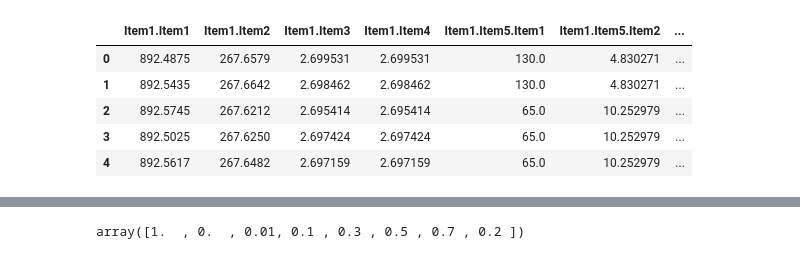
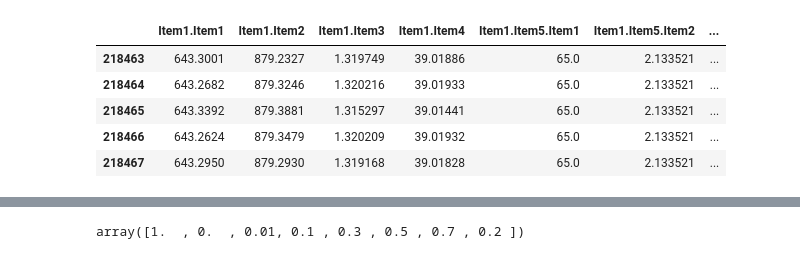
Before and after one commit to katarzyna-kupczyk/Effects-of-Methionine-on-the-OMR-in-Zebrafish-Larvae, a Jupyter notebook: notebooks/first_data_exploration.ipynb, the cells around one changed output, grey strips where cells are left out. Saved outputs shown, nothing was run; the diff lists cells and outputs as text; code cells hidden in the pictures.

```diff
--- a/notebooks/first_data_exploration.ipynb
+++ b/notebooks/first_data_exploration.ipynb
@@ -4,15 +4,15 @@ import numpy as np
 import matplotlib.pyplot as plt
 from scipy import interpolate
 # %%
-data = pd.read_csv('../raw_data/xy_hc_fai_tstp_E2_1_AM.csv')
-data.head()
+data = pd.read_csv('../raw_data/PM/Met/xy_hc_fai_tstp_Me_4_PM.csv')
+data.tail()
 # %% [output]
 |  | Item1.Item1 | Item1.Item2 | Item1.Item3 | Item1.Item4 | Item1.Item5.Item1 | Item1.Item5.Item2 | ... |
-| 0 | 892.4875 | 267.6579 | 2.699531 | 2.699531 | 130.0 | 4.830271 | ... |
-| 1 | 892.5435 | 267.6642 | 2.698462 | 2.698462 | 130.0 | 4.830271 | ... |
-| 2 | 892.5745 | 267.6212 | 2.695414 | 2.695414 | 65.0 | 10.252979 | ... |
-| 3 | 892.5025 | 267.6250 | 2.697424 | 2.697424 | 65.0 | 10.252979 | ... |
-| 4 | 892.5617 | 267.6482 | 2.697159 | 2.697159 | 65.0 | 10.252979 | ... |
+| 218463 | 643.3001 | 879.2327 | 1.319749 | 39.01886 | 65.0 | 2.133521 | ... |
+| 218464 | 643.2682 | 879.3246 | 1.320216 | 39.01933 | 65.0 | 2.133521 | ... |
+| 218465 | 643.3392 | 879.3881 | 1.315297 | 39.01441 | 65.0 | 2.133521 | ... |
+| 218466 | 643.2624 | 879.3479 | 1.320209 | 39.01932 | 65.0 | 2.133521 | ... |
+| 218467 | 643.2950 | 879.2930 | 1.319168 | 39.01828 | 65.0 | 2.133521 | ... |
 # %%
 data.columns = ['X_coord', 'Y_coord', 'heading_direction', \
                 'cumulative_direction','beat_freq', 'beat_amp', \
```
Also changed, not shown: parts of 9 cells of this notebook, 6 other files.
